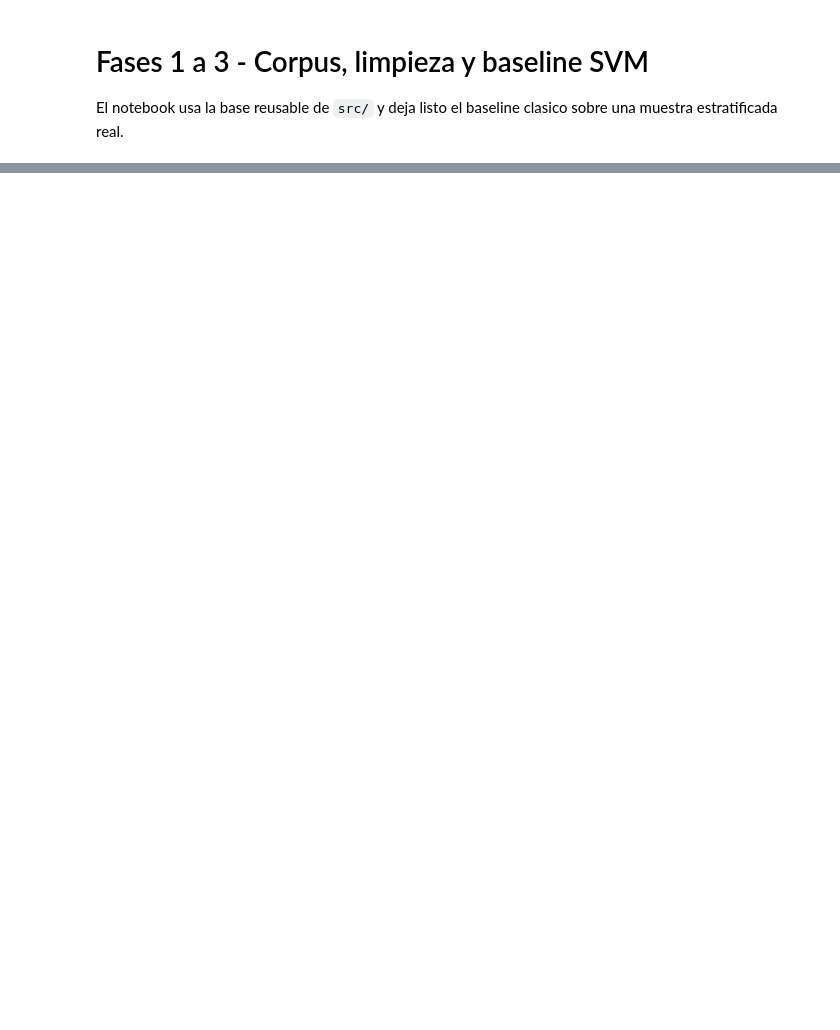
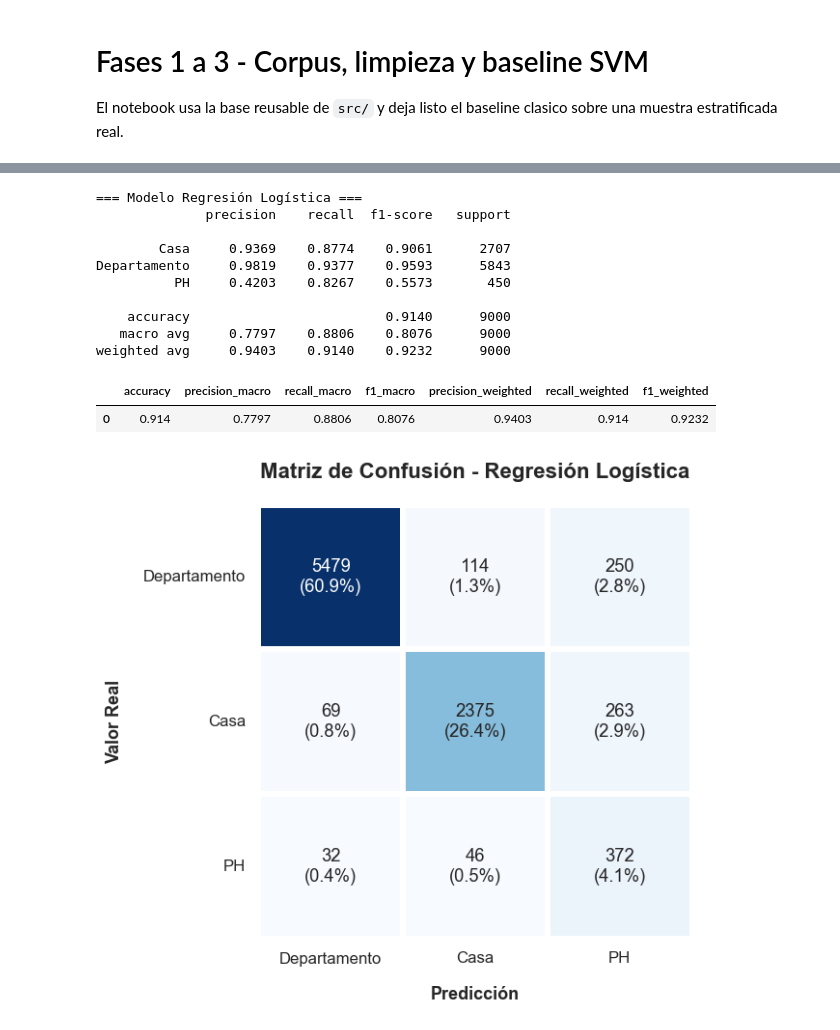
Before and after one commit to Fede0808/nlp_trabajo_final, a Jupyter notebook: notebooks/01_fases_1_a_3_corpus_y_svm.ipynb, the cells around one changed output, grey strips where cells are left out. Drawn from its saved outputs; the diff is of its cells as text; code cells hidden in the pictures; blank space fills up the shorter version.

```diff
--- a/notebooks/01_fases_1_a_3_corpus_y_svm.ipynb
+++ b/notebooks/01_fases_1_a_3_corpus_y_svm.ipynb
@@ -92,3 +196,36 @@ if plt is not None and sns is not None:
+# %%
+# Entrenamiento y evaluación del modelo de Regresión Logística
+modelo_logistica = entrenar_modelo_logistica(
+    df_entrenamiento,
+    df_entrenamiento[COLUMNA_OBJETIVO],
+    columna_texto=COLUMNA_TEXTO_LIMPIO,
+)
+predicciones_logistica = modelo_logistica.predict(df_prueba[COLUMNA_TEXTO_LIMPIO])
+
+print("=== Modelo Regresión Logística ===")
+print(construir_reporte_clasificacion(df_prueba[COLUMNA_OBJETIVO], predicciones_logistica))
+display(construir_tabla_metricas(df_prueba[COLUMNA_OBJETIVO], predicciones_logistica))
+
+dibujar_matriz_confusion_profesional(
+    df_prueba[COLUMNA_OBJETIVO],
+    predicciones_logistica,
+    etiquetas_ordenadas=['Departamento', 'Casa', 'PH'],
+    titulo='Matriz de Confusión - Regresión Logística'
+)
+# %% [output]
+=== Modelo Regresión Logística ===
+              precision    recall  f1-score   support
+
+        Casa     0.9369    0.8774    0.9061      2707
+Departamento     0.9819    0.9377    0.9593      5843
+          PH     0.4203    0.8267    0.5573       450
+
+    accuracy                         0.9140      9000
+   macro avg     0.7797    0.8806    0.8076      9000
+weighted avg     0.9403    0.9140    0.9232      9000
+|  | accuracy | precision_macro | recall_macro | f1_macro | precision_weighted | recall_weighted | f1_weighted |
+| 0 | 0.914 | 0.7797 | 0.8806 | 0.8076 | 0.9403 | 0.914 | 0.9232 |
+[figure, added]
 # %%
 ruta_modelo = guardar_modelo_svm(modelo_svm)
 print(f'Modelo SVM guardado en: {ruta_modelo}')
```
Also changed, not shown: parts of 12 cells of this notebook, 10 other files.
